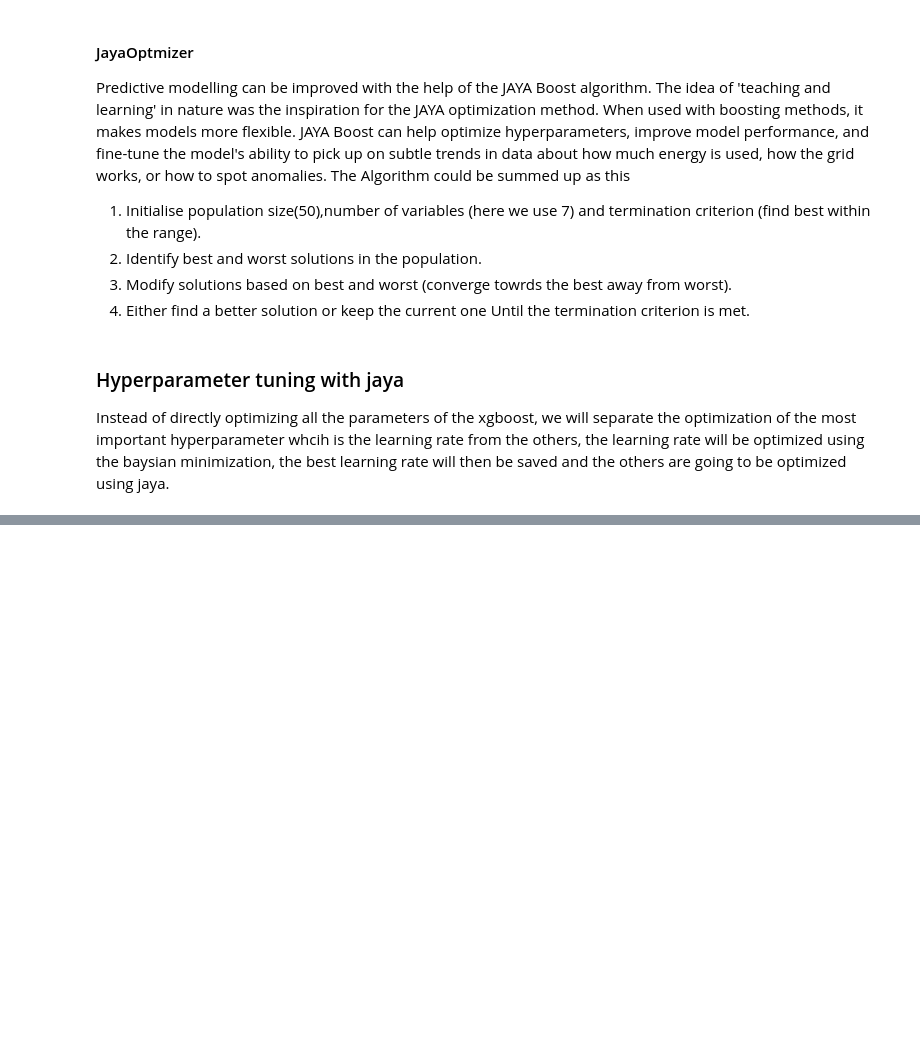
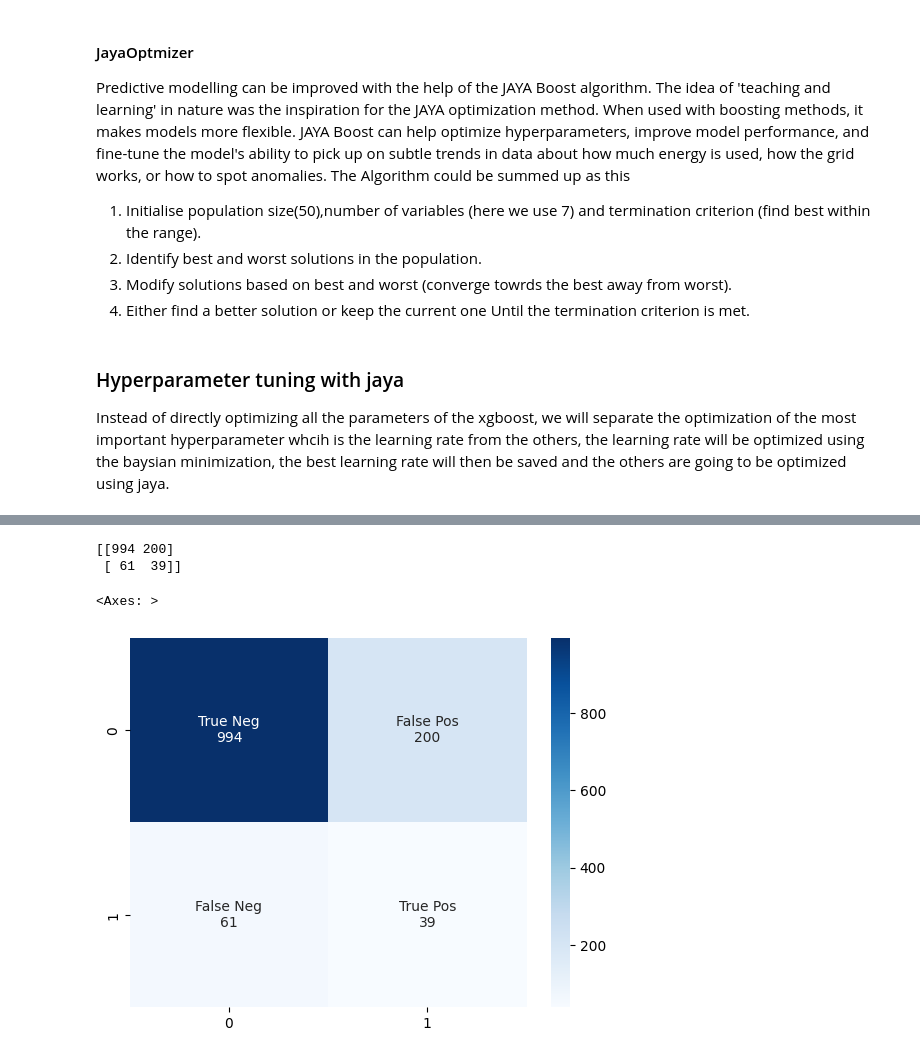
Before and after one commit to shawal-mbalire/a2sv, a Jupyter notebook: models.ipynb, the cells around one changed output, grey strips where cells are left out. Drawn from its saved outputs; the diff is of its cells as text; code cells hidden in the pictures; blank space fills up the shorter version.

```diff
--- a/models.ipynb
+++ b/models.ipynb
@@ -310,0 +334,18 @@ ModuleNotFoundError: No module named 'skopt'
+# %%
+param_space = {
+    'n_estimators': (50, 200),
+    'max_depth': (3, 10),
+    'learning_rate': (best_learning_rate,best_learning_rate),
+    'min_child_weight': (1, 10),
+    'gamma': (0, 1),
+    'subsample': (0.5, 1),
+    'colsample_bytree': (0.5, 1),
+}
+# %%
+#the implementation of the jaya requires a Numpy array
+
+lower_bound = np.array([value[0] for key, value in param_space.items()])
+upper_bound = np.array([value[1] for key, value in param_space.items()])
+optimizer = JayaOptimizer(optimize_xgboost, upper_bound,lower_bound,random_state=42)
+best_params = optimizer.best()[0]
+print(best_params)
@@ -310,0 +355,6 @@ ModuleNotFoundError: No module named 'skopt'
+# %%
+# Train the XGBoost classifier on the optimized parameters
+#the best recorded params during the experiment were
+best_params = create_param(best_params)
+xgb_classifier = XGBClassifier(**best_params, random_state=42, n_jobs=-1)
+xgb_classifier.fit(X_train, y_train)
@@ -310,0 +374,3 @@ ModuleNotFoundError: No module named 'skopt'
+# %%
+# Make predictions on the test set
+y_pred = xgb_classifier.predict(X_test)
@@ -310,0 +407,12 @@ ModuleNotFoundError: No module named 'skopt'
+# %%
+from sklearn.metrics import confusion_matrix
+cf_matrix = confusion_matrix(y_test, y_pred)
+print(cf_matrix)
+labels = ['True Neg\n'+str(cf_matrix[0][0]),'False Pos\n'+str(cf_matrix[0][1]),'False Neg\n'+str(cf_matrix[1][0]),'True Pos\n'+str(cf_matrix[1][1])]
+labels = np.asarray(labels).reshape(2,2)
+sns.heatmap(cf_matrix, annot=labels, fmt='', cmap='Blues')
+# %% [output]
+[[994 200]
+ [ 61  39]]
+<Axes: >
+[figure, added]
```
Also changed, not shown: parts of 12 cells of this notebook.
